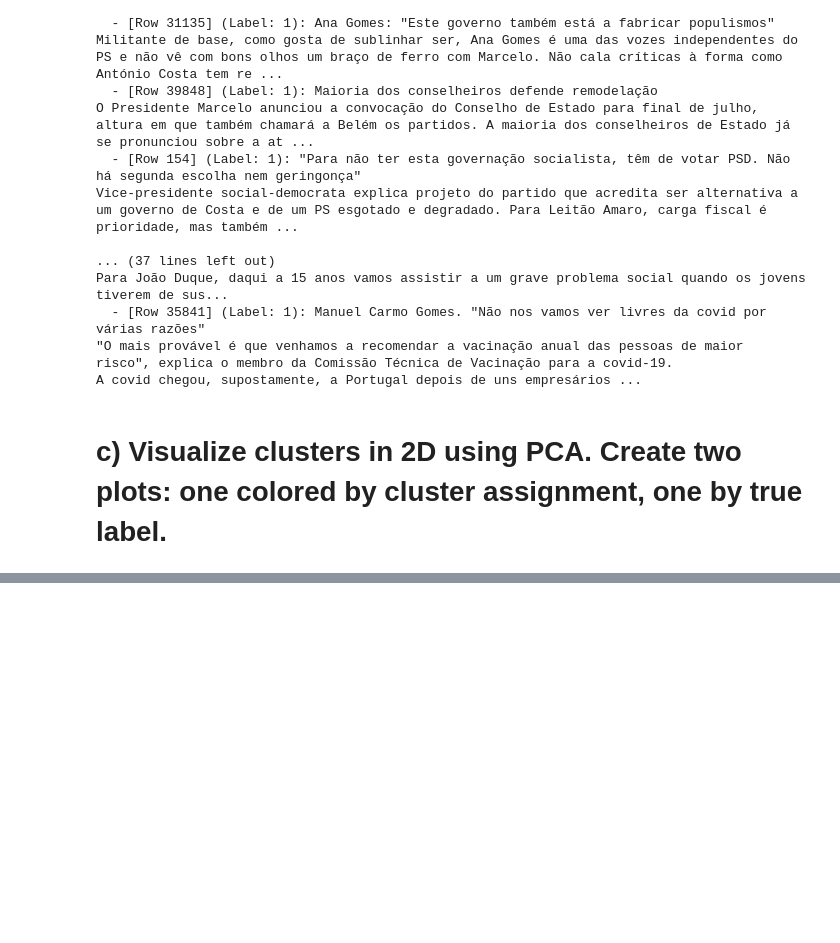
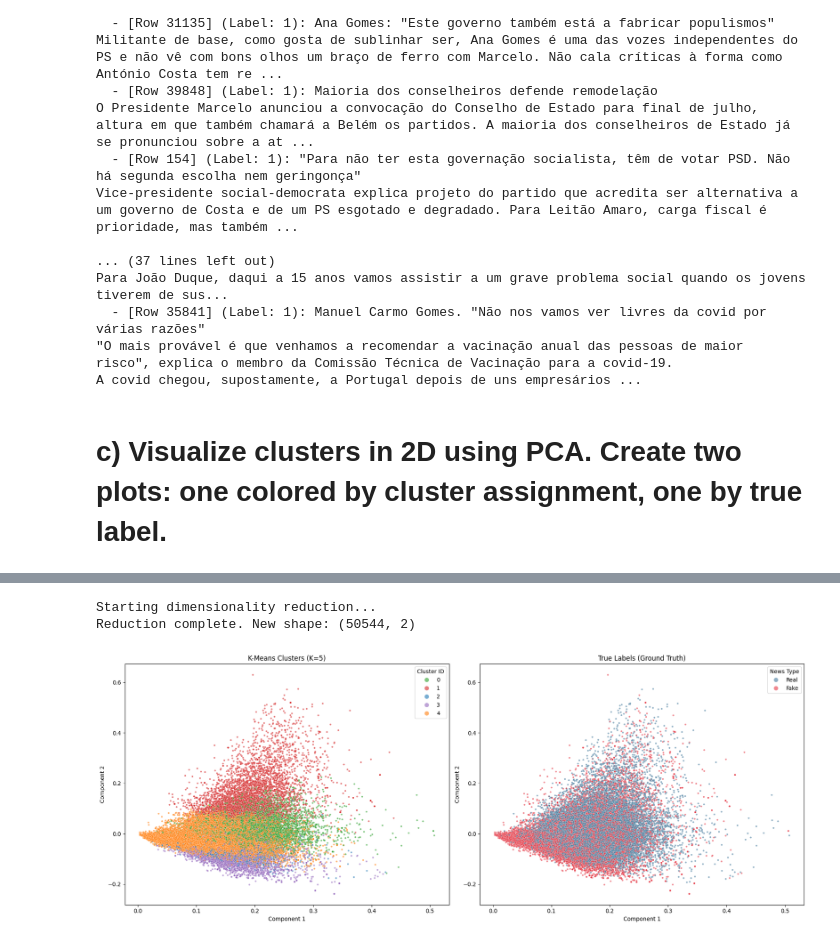
Before and after one commit to DuarteCruz6/MLChallenge-2526, a Jupyter notebook: notebooks/no_punctuation_no_stop_words/ex3.ipynb, the cells around one changed output, grey strips where cells are left out. Drawn from its saved outputs; the diff is of its cells as text; code cells hidden in the pictures; blank space fills up the shorter version.

```diff
--- a/notebooks/no_punctuation_no_stop_words/ex3.ipynb
+++ b/notebooks/no_punctuation_no_stop_words/ex3.ipynb
@@ -218,0 +158,75 @@ Reduction complete. New shape: (50544, 2)
+# %%
+# --- 3c) Visualize clusters in 2D using PCA ---
+
+from sklearn.decomposition import TruncatedSVD
+import matplotlib.pyplot as plt
+import seaborn as sns
+
+print("Starting dimensionality reduction...")
+
+# reduce dimensions to 2d
+pca_reducer = TruncatedSVD(n_components=2, random_state=42)
+X_2d = pca_reducer.fit_transform(X_train)
+
+print(f"Reduction complete. New shape: {X_2d.shape}")
+
+# data
+plot_df = pd.DataFrame(X_2d, columns=['Component 1', 'Component 2'])
+plot_df['Cluster'] = train_cluster_labels
+plot_df['True Label'] = train['Label'].map({0: 'Fake', 1: 'Real'})
+
+# colors
+base_colors = sns.color_palette("tab10", n_colors=5)
+cluster_palette={
+                    0: base_colors[2],
+                    1: base_colors[3],
+                    2: base_colors[0],
+                    3: base_colors[4],
+                    4: base_colors[1]
+                }
+
+# side by side plots
+fig, axes = plt.subplots(1, 2, figsize=(18, 7))
+
+# plot 1: by cluster
+sns.scatterplot(
+    data=plot_df,
+    x='Component 1',
+    y='Component 2',
+    hue='Cluster',
+    palette=cluster_palette,
+    s=10,
+    alpha=0.6,
+    ax=axes[0]
+)
+axes[0].set_title('K-Means Clusters (K=5)')
+leg0 = axes[0].legend(title='Cluster ID')
+for handle in leg0.legend_handles:
+    handle.set_markersize(8.0)
+
+# plot 2: by label
+true_label_colors = {'Fake': '#e63946', 'Real': '#457b9d'}
+
+# In your plot 2:
+sns.scatterplot(
+    data=plot_df,
+    x='Component 1',
+    y='Component 2',
+    hue='True Label',
+    palette=true_label_colors, # Use the dictionary here
+    s=10,
+    alpha=0.6,
+    ax=axes[1]
+)
+axes[1].set_title('True Labels (Ground Truth)')
+# For the second plot (True Labels)
+leg1 = axes[1].legend(title='News Type')
+for handle in leg1.legend_handles:
+    handle.set_markersize(8.0)
+
+plt.tight_layout()
+plt.show()
+# %% [output]
+Starting dimensionality reduction...
+Reduction complete. New shape: (50544, 2)
+[figure, added]
```
Also changed, not shown: parts of 1 cell of this notebook, 1 other file.
